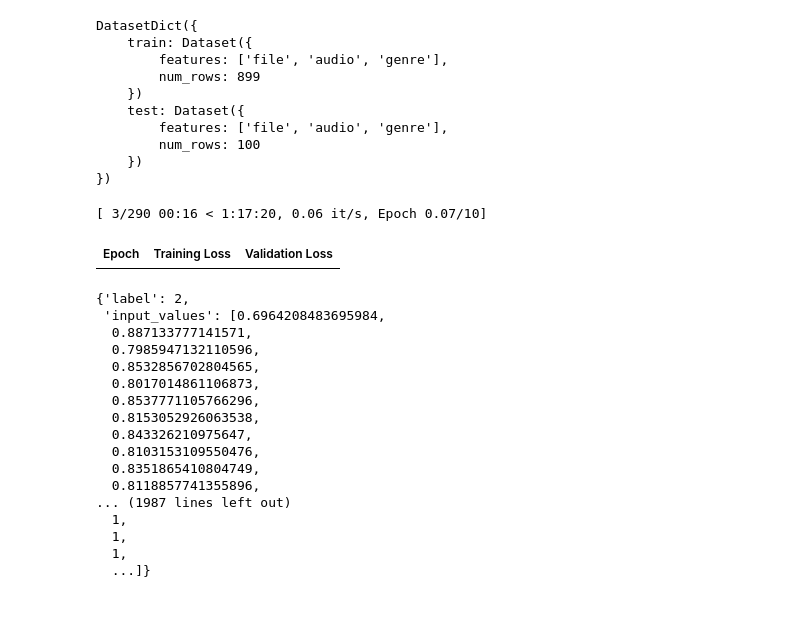
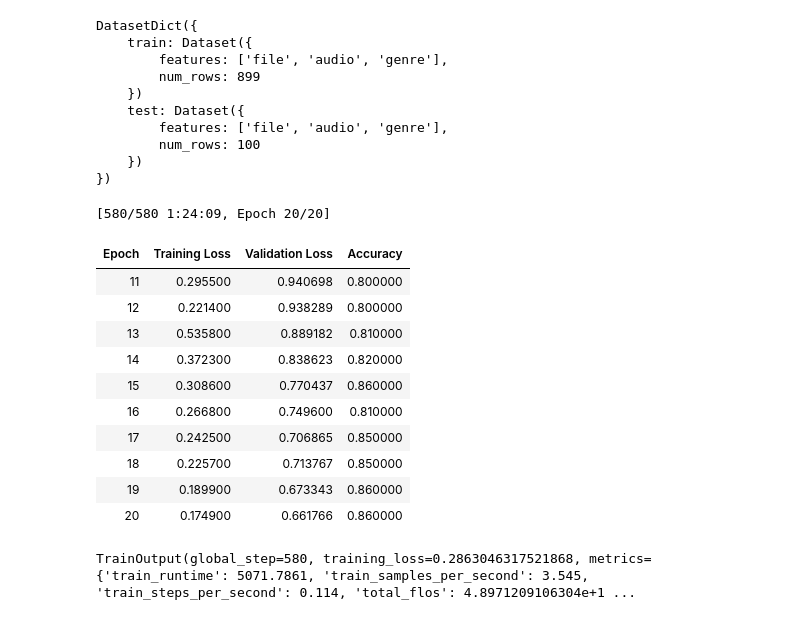
Before and after one commit to 10udCryp7/Speech-Practice, a Jupyter notebook: notebooks/Music_Genre_Classification_Practice.ipynb, the cells around one changed output. Saved outputs shown, nothing was run; the diff lists cells and outputs as text; code cells hidden in the pictures.

```diff
--- a/notebooks/Music_Genre_Classification_Practice.ipynb
+++ b/notebooks/Music_Genre_Classification_Practice.ipynb
@@ -134,7 +134,7 @@ from transformers import TrainingArguments
 model_name = model_id.split("/")[-1]
 batch_size = 16
 gradient_accumulation_steps = 2
-num_train_epochs = 10
+num_train_epochs = 20
 
 training_args = TrainingArguments(
     f"{model_name}-finetuned-gtzan",
@@ -174,28 +174,19 @@ trainer = Trainer(
     compute_metrics=compute_metrics,
 
 )
-
-trainer.train()
-# %% [output]
-[ 3/290 00:16 < 1:17:20, 0.06 it/s, Epoch 0.07/10]
-| Epoch | Training Loss | Validation Loss |
-# %%
-dataset_encoded['train'][0]
-# %% [output]
-{'label': 2,
- 'input_values': [0.6964208483695984,
-  0.887133777141571,
-  0.7985947132110596,
-  0.8532856702804565,
-  0.8017014861106873,
-  0.8537771105766296,
-  0.8153052926063538,
-  0.843326210975647,
-  0.8103153109550476,
-  0.8351865410804749,
-  0.8118857741355896,
-... (1987 lines left out)
-  1,
-  1,
-  1,
-  ...]}
+# %%
+trainer.train(resume_from_checkpoint = True)
+# %% [output]
+[580/580 1:24:09, Epoch 20/20]
+| Epoch | Training Loss | Validation Loss | Accuracy |
+| 11 | 0.295500 | 0.940698 | 0.800000 |
+| 12 | 0.221400 | 0.938289 | 0.800000 |
+| 13 | 0.535800 | 0.889182 | 0.810000 |
+| 14 | 0.372300 | 0.838623 | 0.820000 |
+| 15 | 0.308600 | 0.770437 | 0.860000 |
+| 16 | 0.266800 | 0.749600 | 0.810000 |
+| 17 | 0.242500 | 0.706865 | 0.850000 |
+| 18 | 0.225700 | 0.713767 | 0.850000 |
+| 19 | 0.189900 | 0.673343 | 0.860000 |
+| 20 | 0.174900 | 0.661766 | 0.860000 |
+TrainOutput(global_step=580, training_loss=0.2863046317521868, metrics={'train_runtime': 5071.7861, 'train_samples_per_second': 3.545, 'train_steps_per_second': 0.114, 'total_flos': 4.8971209106304e+1 ...
```
Also changed, not shown: parts of 4 cells of this notebook.
